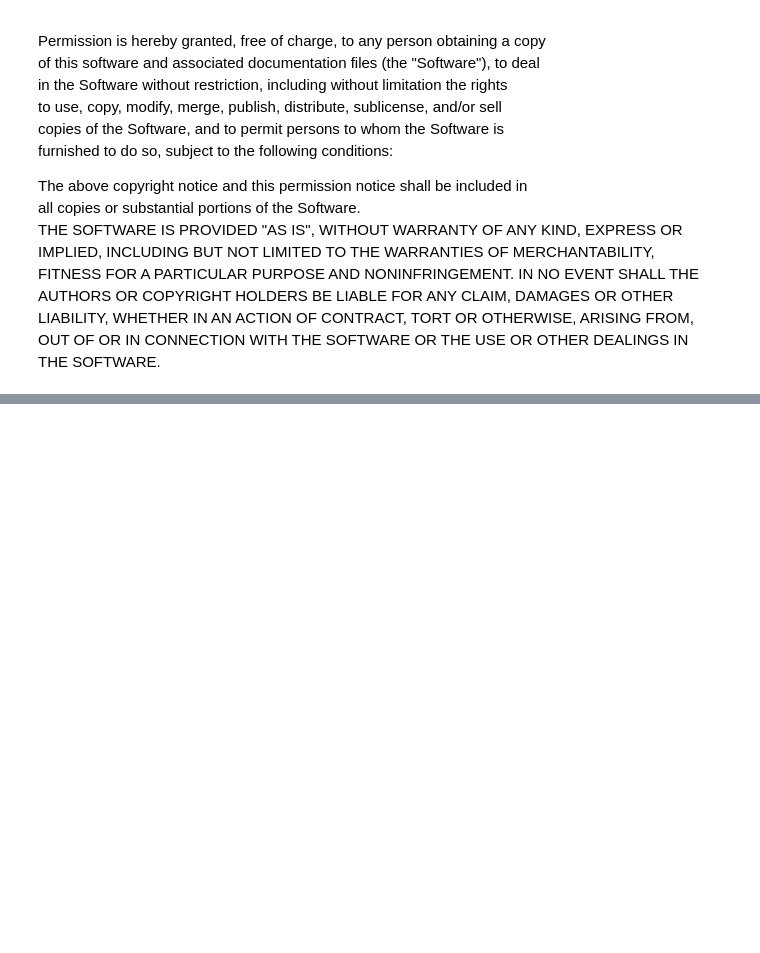
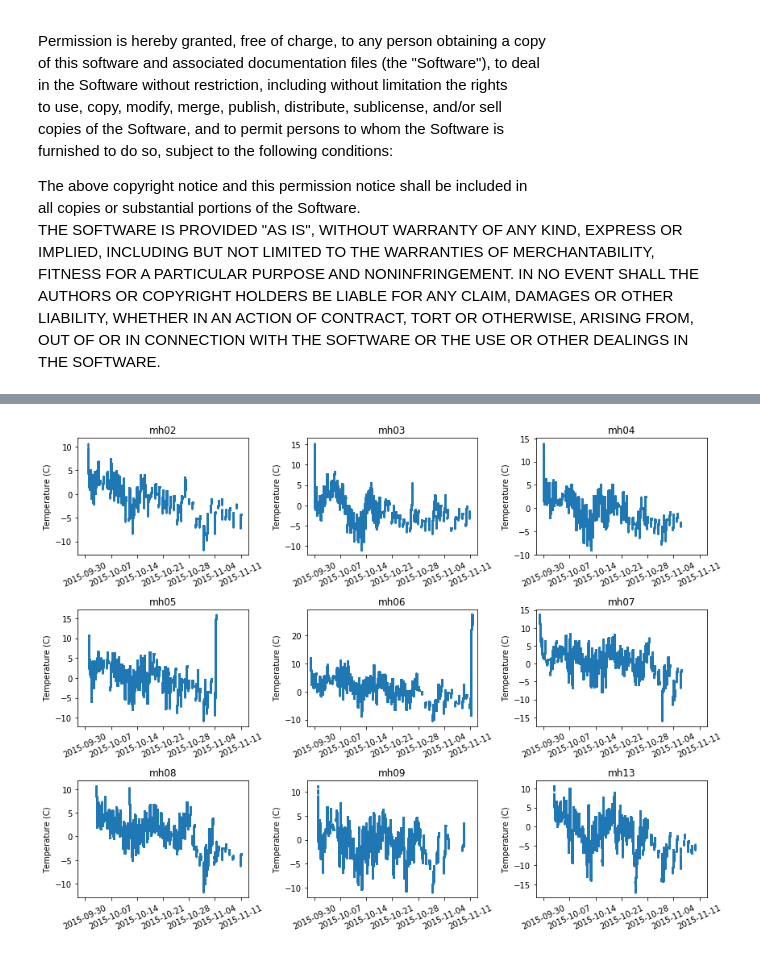
Before and after one commit to MITHaystack/scikit-dataaccess, a Jupyter notebook: skdaccess/examples/Demo_Mahali_Temperature.ipynb, the cells around one changed output, grey strips where cells are left out. Saved outputs shown, nothing was run; the diff lists cells and outputs as text; code cells hidden in the pictures; blank space fills up the shorter version.

```diff
--- a/skdaccess/examples/Demo_Mahali_Temperature.ipynb
+++ b/skdaccess/examples/Demo_Mahali_Temperature.ipynb
@@ -47,0 +53,16 @@ plt.xticks(rotation=15);
+# %%
+def plotAllStations(start_date, end_date):
+    plt.gcf().set_size_inches(12,9)
+
+    for index, (label, data) in enumerate(dw.getIterator()):
+        plt.subplot(3,3, index+1)
+        plt.title(label);
+        plt.ylabel('Temperature (C)');
+        plt.xticks(rotation=25);
+        plt.plot(data['Temperature'],'o',markersize=1);
+        plt.xlim(start_date, end_date)
+    plt.tight_layout()
+# %%
+plotAllStations(pd.to_datetime('2015-09-28'),pd.to_datetime('2015-11-13'))
+# %% [output]
+[figure, added]
```
Also changed, not shown: parts of 5 cells of this notebook.
